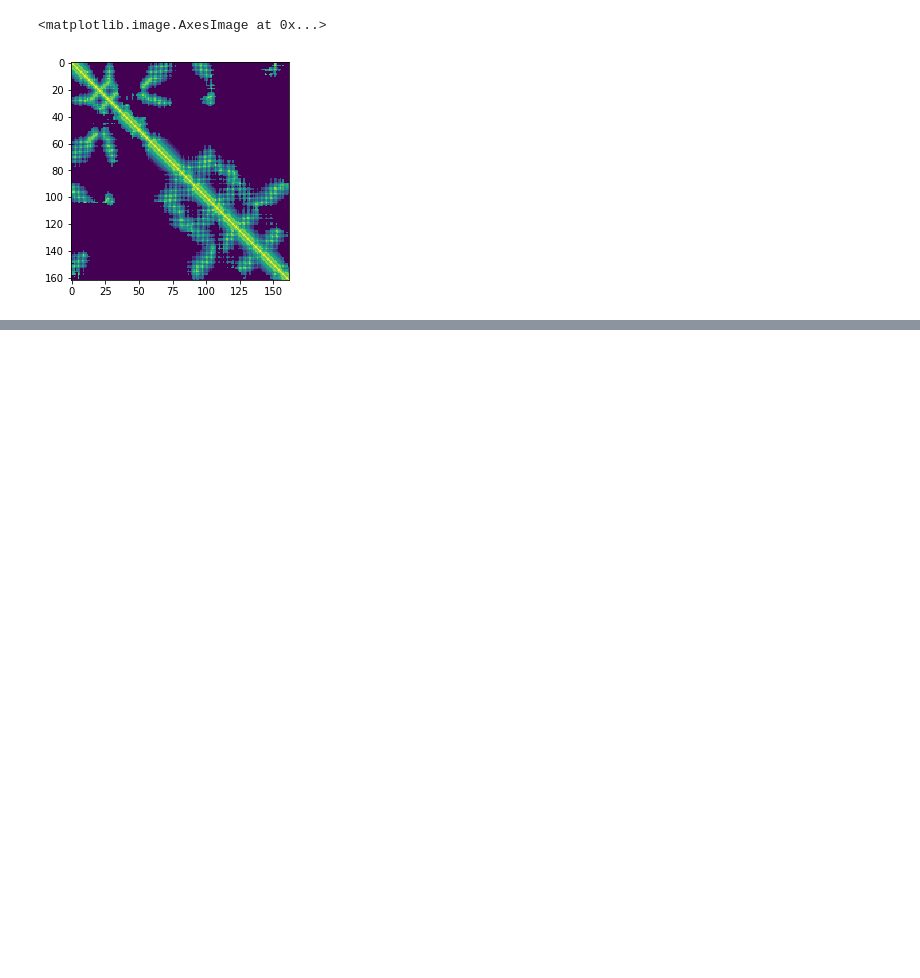
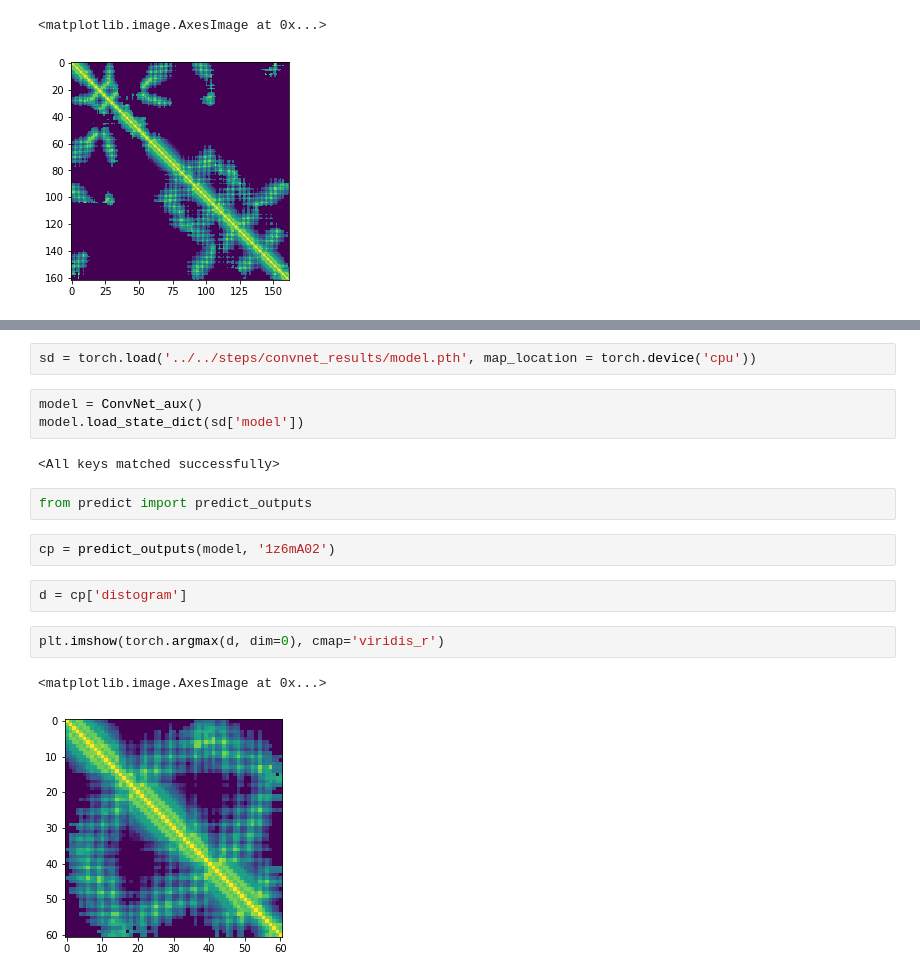
Before and after one commit to andynet/protein_folding, a Jupyter notebook: scripts/modelling_tomas/model_evaluation.ipynb, the cells around one changed output, grey strips where cells are left out. Drawn from its saved outputs; the diff is of its cells as text; blank space fills up the shorter version.

Commit message:
restarted optim and models analysis

```diff
--- a/scripts/modelling_tomas/model_evaluation.ipynb
+++ b/scripts/modelling_tomas/model_evaluation.ipynb
@@ -187,0 +194,18 @@ plt.imshow(torch.argmax(p139l_i['distogram'], dim=0), cmap='viridis_r')
+# %%
+sd = torch.load('../../steps/convnet_results/model.pth', map_location = torch.device('cpu'))
+# %%
+model = ConvNet_aux()
+model.load_state_dict(sd['model'])
+# %% [output]
+<All keys matched successfully>
+# %%
+from predict import predict_outputs
+# %%
+cp = predict_outputs(model, '1z6mA02')
+# %%
+d = cp['distogram']
+# %%
+plt.imshow(torch.argmax(d, dim=0), cmap='viridis_r')
+# %% [output]
+<matplotlib.image.AxesImage at 0x...>
+[figure, added]
```
Also changed, not shown: parts of 2 cells of this notebook, 22 other files.
